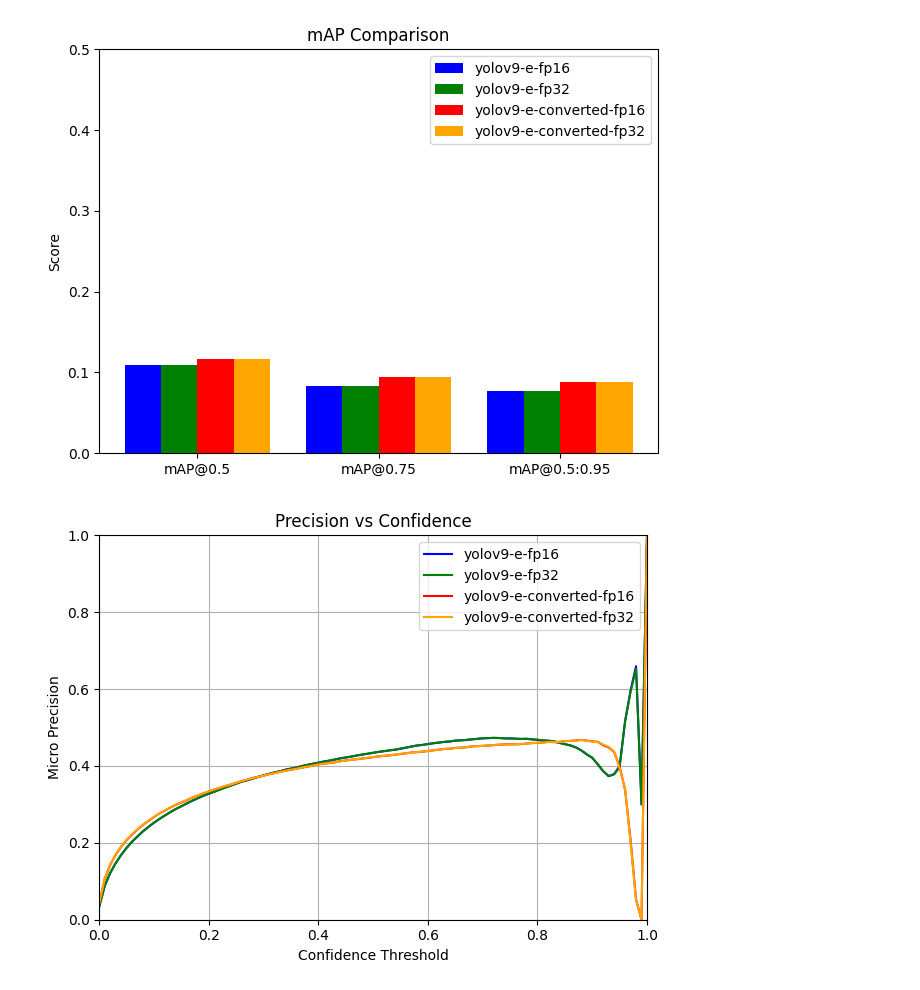
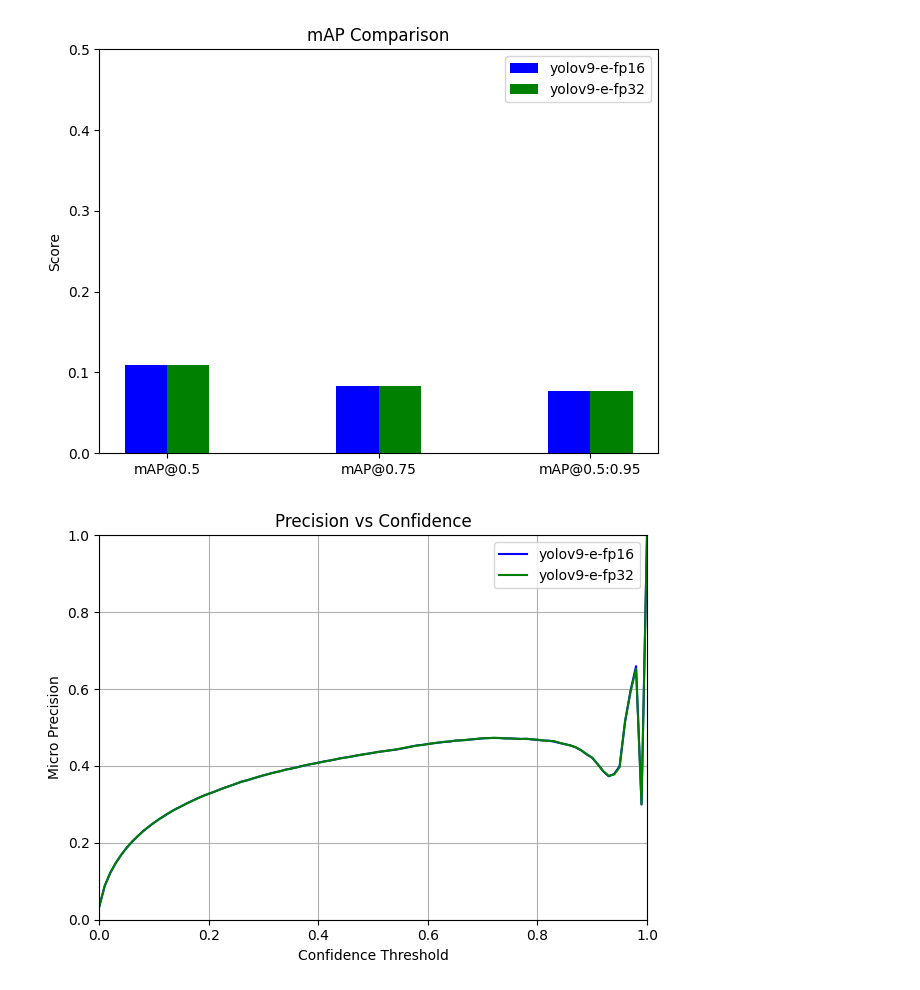
Before and after one commit to yveskrei/real-time-object-detection, a Jupyter notebook: client-triton/scripts/display_evaluation_metrics.ipynb, the cells around one changed output. Drawn from its saved outputs; the diff is of its cells as text; code cells hidden in the pictures.

```diff
--- a/client-triton/scripts/display_evaluation_metrics.ipynb
+++ b/client-triton/scripts/display_evaluation_metrics.ipynb
@@ -6,10 +6,8 @@ from pathlib import Path
 
 # List of paths to result JSON files
 result_files = [
-    "../research/evaluation/yolov9-e-fp16.json",
-    "../research/evaluation/yolov9-e-fp32.json",
-    "../research/evaluation/yolov9-e-converted-fp16.json",
-    "../research/evaluation/yolov9-e-converted-fp32.json",
+    "/mnt/disk_e/Programming/real-time-object-detection/research/evaluation/yolov9-e-fp16.json",
+    "/mnt/disk_e/Programming/real-time-object-detection/research/evaluation/yolov9-e-fp32.json"
 ]
 
 # === COLORS FOR MULTIPLE MODELS ===
@@ -113,32 +111,32 @@ plt.show()
 # 4. F1 Score vs Confidence
 plt.figure()
 for idx, (filename, data) in enumerate(pr_curves.items()):
     plt.plot(data["confidence"], data["f1"], label=filename, color=colors[idx % len(colors)])
 plt.xlabel("Confidence Threshold")
 plt.ylabel("Micro F1 Score")
 plt.title("F1 Score vs Confidence")
 plt.legend()
 plt.grid(True)
 plt.xlim(0, 1)
 plt.ylim(0, 0.5)
 plt.tight_layout()
 plt.savefig("images/f1_score_confidence_curve.png", dpi=300, bbox_inches='tight')
 plt.show()
 
 # 5. Precision vs Recall
 plt.figure()
 for idx, (filename, data) in enumerate(pr_curves.items()):
     plt.plot(data["recall"], data["precision"], label=filename, color=colors[idx % len(colors)])
 plt.xlabel("Micro Recall")
 plt.ylabel("Micro Precision")
 plt.title("Precision vs Recall")
 plt.legend()
 plt.grid(True)
 plt.xlim(0, 1)
 plt.ylim(0, 0.5)
 plt.tight_layout()
 plt.savefig("images/precision_recall_curve.png", dpi=300, bbox_inches='tight')
 plt.show()
 # %% [output]
-[figure, old version]
+[figure, new version]
-[figure, old version]
+[figure, new version]
```
Also changed, not shown: parts of 1 cell of this notebook, 29 other files.
